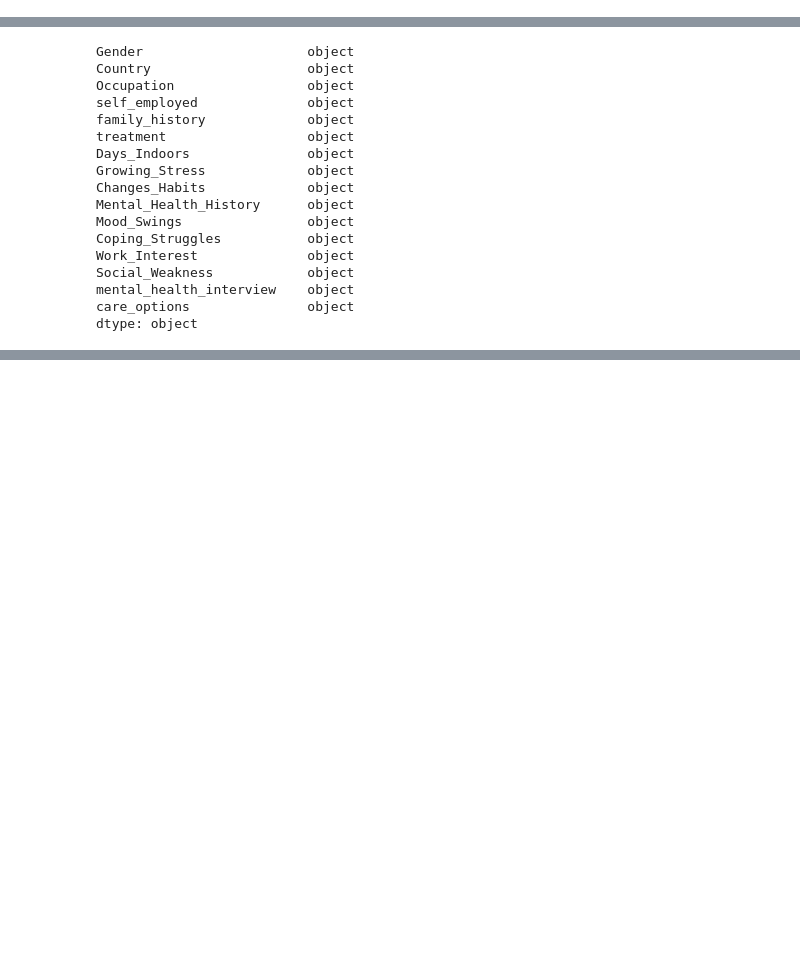
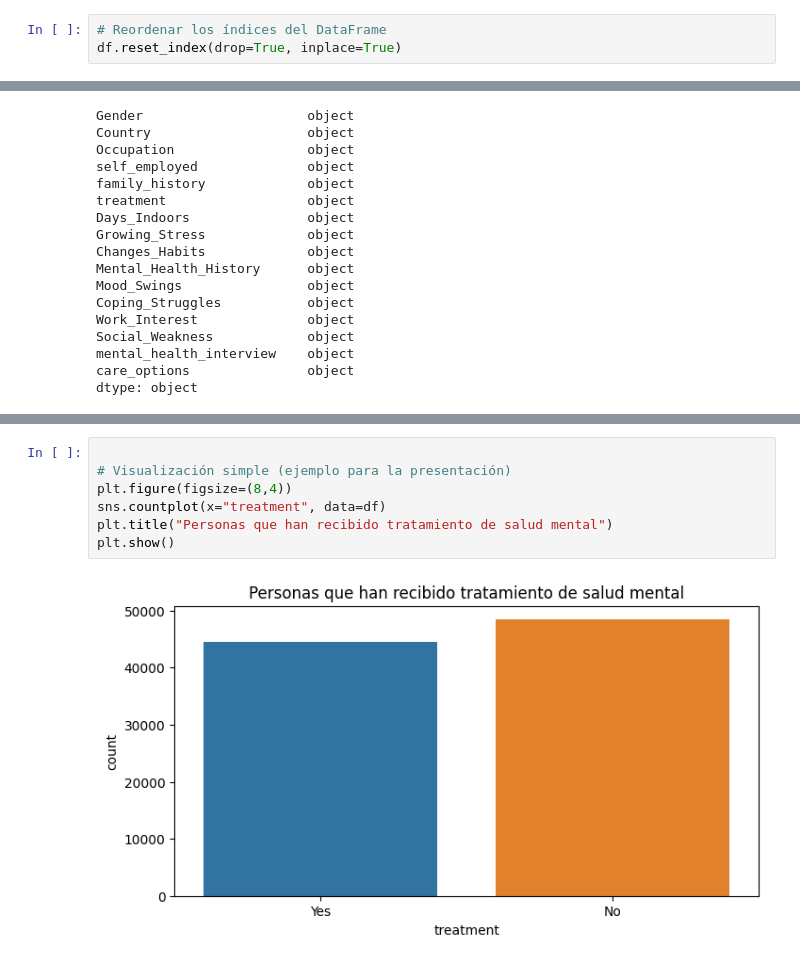
Before and after one commit to Mariapra01/Mineria-de-Datos, a Jupyter notebook: VAE.ipynb, the cells around one changed output, grey strips where cells are left out. Drawn from its saved outputs; the diff is of its cells as text; blank space fills up the shorter version.

```diff
--- a/VAE.ipynb
+++ b/VAE.ipynb
@@ -69,3 +69,6 @@ Social_Weakness            0
 mental_health_interview    0
 care_options               0
 dtype: int64
+# %%
+# Reordenar los índices del DataFrame
+df.reset_index(drop=True, inplace=True)
@@ -119,0 +151,9 @@ dtype: object
+# %%
+
+# Visualización simple (ejemplo para la presentación)
+plt.figure(figsize=(8,4))
+sns.countplot(x="treatment", data=df)
+plt.title("Personas que han recibido tratamiento de salud mental")
+plt.show()
+# %% [output]
+[figure, added]
```
Also changed, not shown: parts of 21 cells of this notebook.
